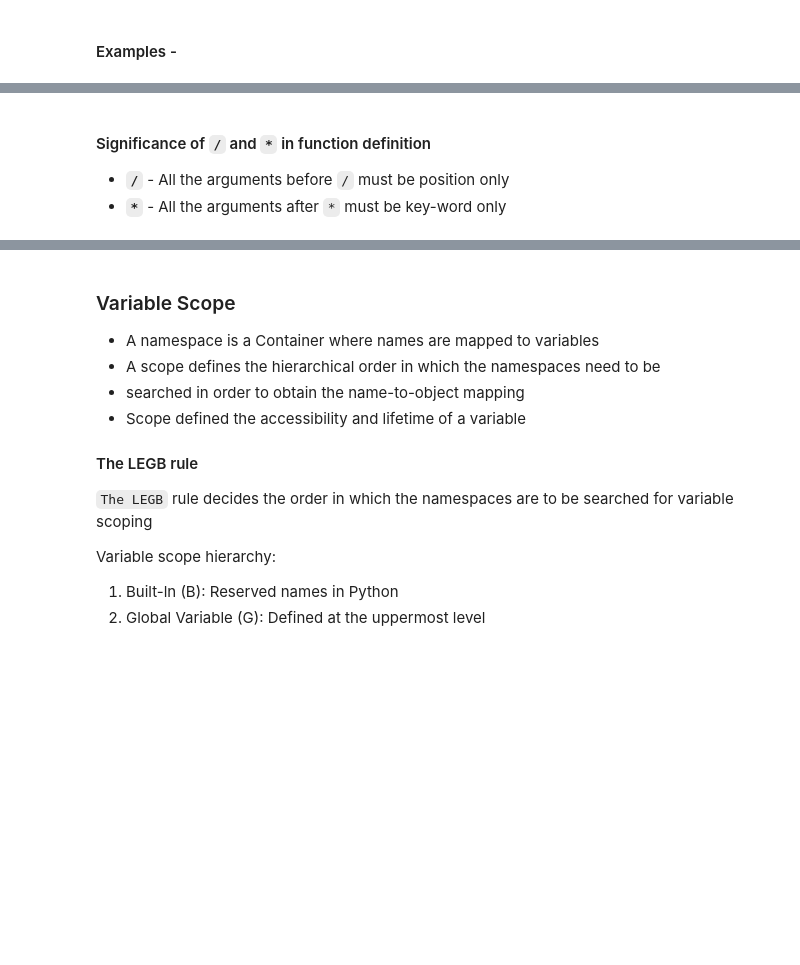
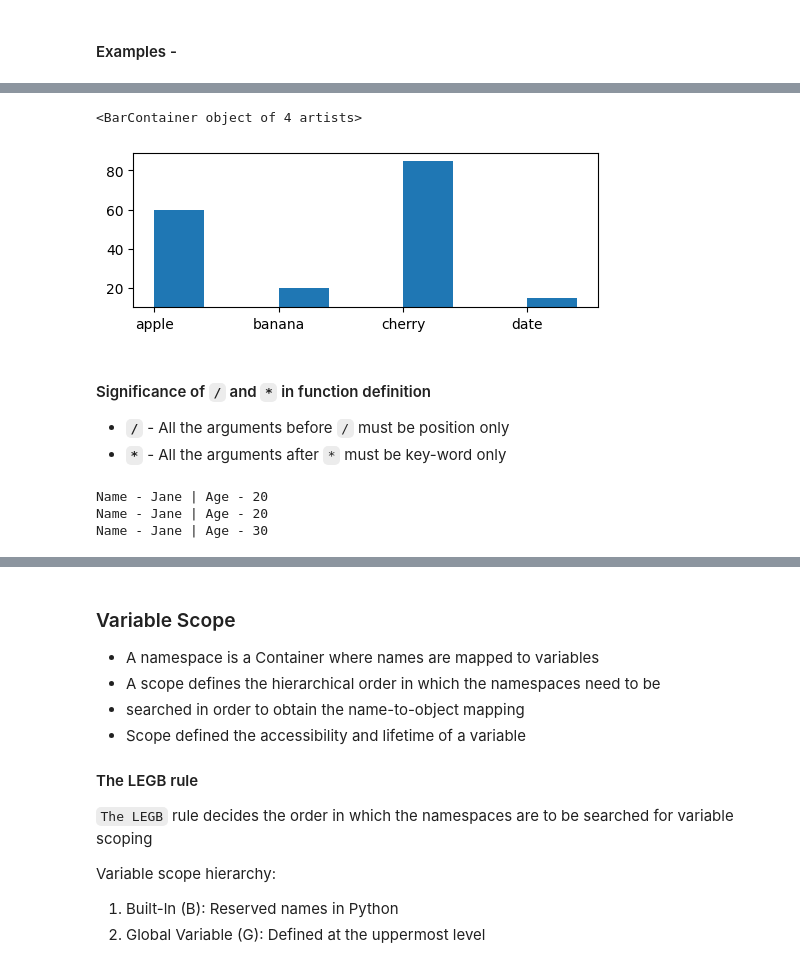
Before and after one commit to knowledge-corner/Oracle_Jun_25, a Jupyter notebook: Day - 3.ipynb, the cells around one changed output, grey strips where cells are left out. Saved outputs shown, nothing was run; the diff lists cells and outputs as text; code cells hidden in the pictures; blank space fills up the shorter version.

```diff
--- a/Day - 3.ipynb
+++ b/Day - 3.ipynb
@@ -39,3 +269,9 @@ Function arguments in Python are the inputs passed to a function to enable it to
+# %%
+plt.figure(figsize=(6, 2))
+plt.bar(x = x_axis, height = y_axis, width= 0.4, bottom=10, align = "edge")
+# %% [output]
+<BarContainer object of 4 artists>
+[figure, added]
 # %% [markdown]
 #### Significance of `/` and `*` in function definition
 
@@ -46,8 +282,12 @@ def demo(name, age) :
      print(f"Name - {name} | Age - {age}")
 
 demo("Jane", 20)  # Both position only
-demo(name = "Jane", age = 20) # Both key-word
+demo(age = 20, name = "Jane") # Both key-word
 demo("Jane", age = 30)  # name - position and age - key-word
+# %% [output]
+Name - Jane | Age - 20
+Name - Jane | Age - 20
+Name - Jane | Age - 30
 # %%
 def demo(name, *, age) :
      print(f"Name - {name} | Age - {age}")
```
Also changed, not shown: parts of 49 cells of this notebook.
